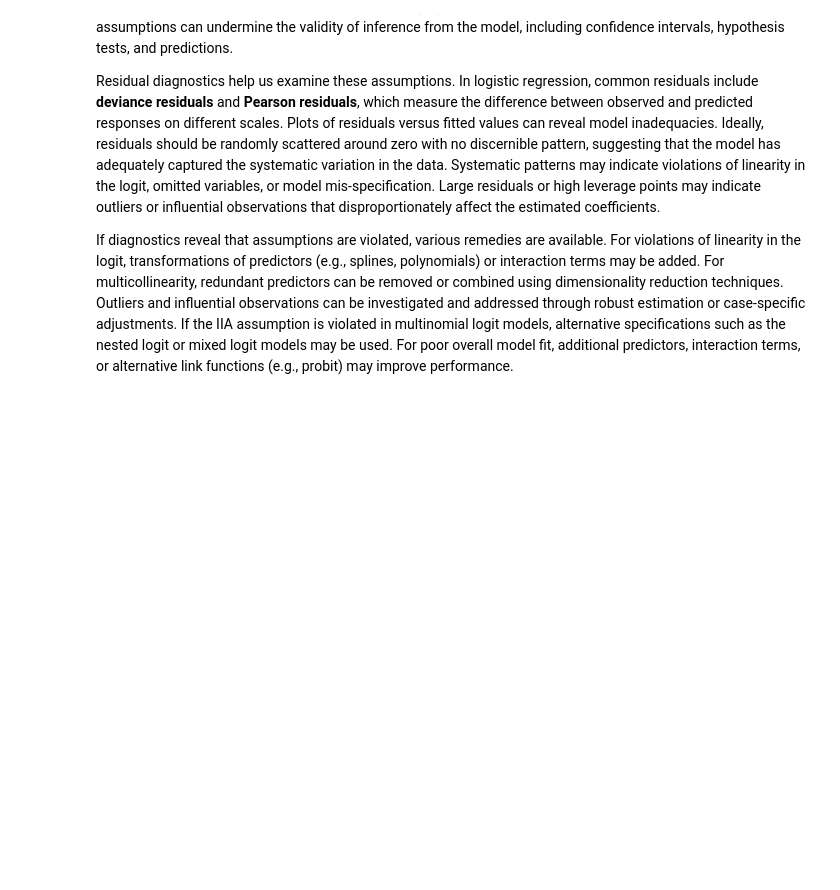
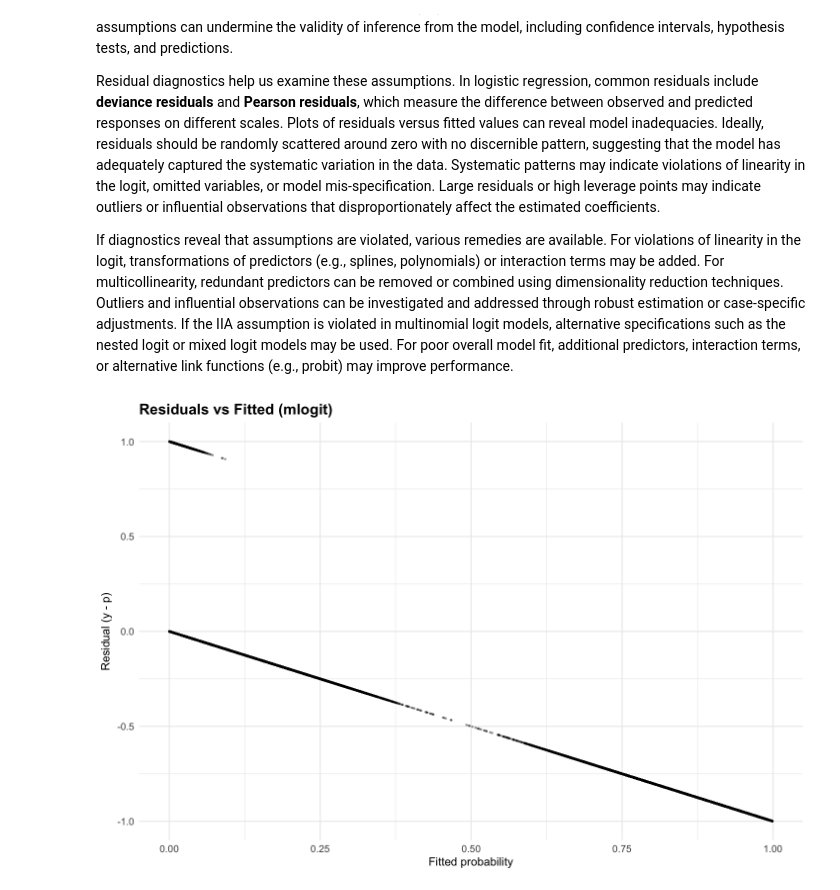
Before and after one commit to anmpahwa/CE5540, a Jupyter notebook: book/content/lecture_23.ipynb, the cells around one changed output. Saved outputs shown, nothing was run; the diff lists cells and outputs as text; code cells hidden in the pictures; blank space fills up the shorter version.

```diff
--- a/book/content/lecture_23.ipynb
+++ b/book/content/lecture_23.ipynb
@@ -321,7 +321,7 @@ Equivalently, we have adjusted McFadden $\text{R}^2$, given by,
 
     where $K$ is the number of exogenous variables in the estimated model.
 # %%
-df <- data %>%
+long_data <- data %>%
   select(
     Unique_ID,
     q1, q2, q3, q4,
@@ -349,8 +349,8 @@ df <- data %>%
   ) %>%
   mutate(bin = bin == 1)
 
-df <- mlogit.data(
-  df,
+model_data <- mlogit.data(
+  long_data,
   choice = "bin",
   shape = "long",
   chid.var = "Unique_ID",
@@ -372,9 +372,9 @@ model <- mlogit(
                         family_structure + household_size +
                         disadvantaged +
                         medium_income + high_income,
-    data = df,
+    data = model_data,
     ref = "none",
-    weights = df$weight
+    weights = model_data$weight
     )
 summary(model)
 # %% [output]
@@ -452,24 +454,26 @@ Residual diagnostics help us examine these assumptions. In logistic regression,
 If diagnostics reveal that assumptions are violated, various remedies are available. For violations of linearity in the logit, transformations of predictors (e.g., splines, polynomials) or interaction terms may be added. For multicollinearity, redundant predictors can be removed or combined using dimensionality reduction techniques. Outliers and influential observations can be investigated and addressed through robust estimation or case-specific adjustments. If the IIA assumption is violated in multinomial logit models, alternative specifications such as the nested logit or mixed logit models may be used. For poor overall model fit, additional predictors, interaction terms, or alternative link functions (e.g., probit) may improve performance.
 # %%
 # Residuals Plot
-df <- data.frame(
+Z <- data.frame(
   p = as.vector(fitted(model, type = "probabilities", outcome = TRUE)),
   r = as.vector(residuals(model, outcome = TRUE))
 )
 
-ggplot(df, aes(x = P, y = R)) +
+ggplot(Z, aes(x = p, y = r)) +
   geom_point(alpha = 0.35, size = 0.7) +
-  geom_hline(yintercept = 0, linetype = "dashed", color = "grey40") +
-  geom_smooth(method = "loess", formula = y ~ x, span = 0.7, se = FALSE) +
-  scale_x_continuous(limits = c(0, 1)) +
+  #geom_hline(yintercept = 0, linetype = "dashed", color = "grey40") +
+  #geom_smooth(method = "loess", formula = y ~ x, span = 0.7, se = FALSE) +
+  #scale_x_continuous(limits = c(0, 1)) +
   labs(
     title = "Residuals vs Fitted (mlogit)",
     x = "Fitted probability",
     y = "Residual (y - p)"
   ) +
   theme_minimal(base_size = 13) +
   theme(
     plot.title = element_text(size = 18, face = "bold"),
     axis.title = element_text(size = 14),
     axis.text  = element_text(size = 12)
   )
+# %% [output]
+[figure, added]
```
Also changed, not shown: parts of 3 cells of this notebook.
